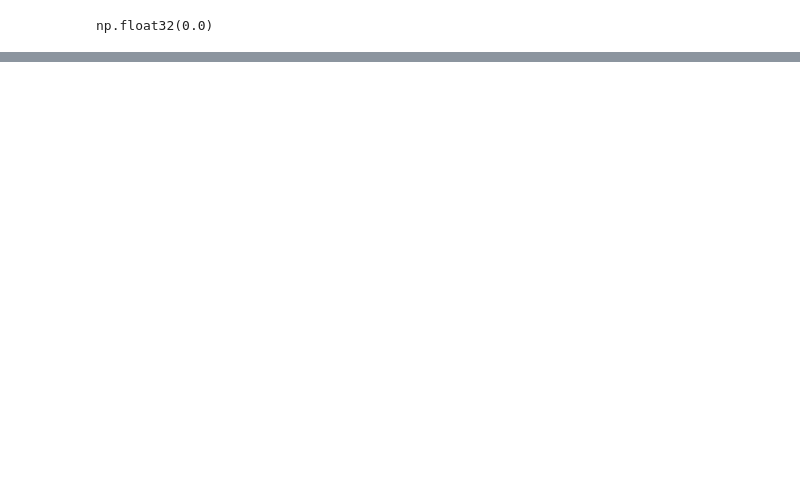
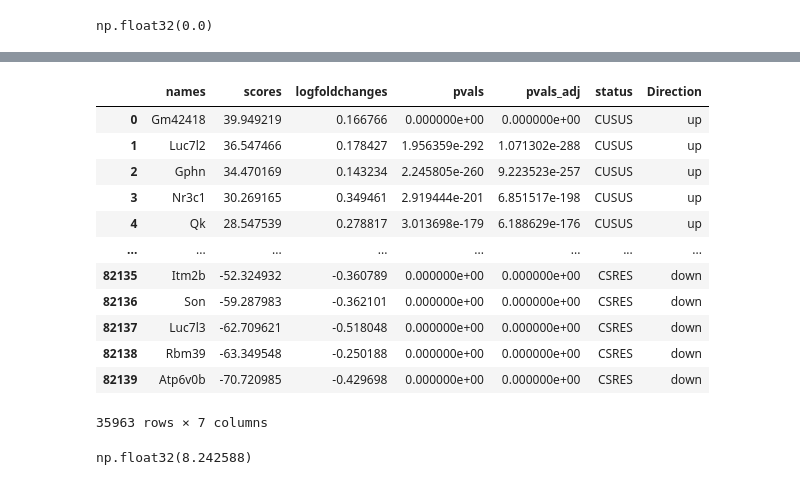
Before and after one commit to juychen/RUVDEG, a Jupyter notebook: postanalysis.ipynb, the cells around one changed output, grey strips where cells are left out. Drawn from its saved outputs; the diff is of its cells as text; code cells hidden in the pictures; blank space fills up the shorter version.

```diff
--- a/postanalysis.ipynb
+++ b/postanalysis.ipynb
@@ -245,0 +234,2 @@ sc.tl.rank_genes_groups(adata, groupby="company", method="wilcoxon", n_genes=ada
+# %%
+adata.layers["log1pscvi"] = adata.X.copy()
@@ -245,0 +319,29 @@ sc.tl.rank_genes_groups(adata, groupby="company", method="wilcoxon", n_genes=ada
+# %%
+df_status_raw = pd.DataFrame()
+adata.X = adata.layers["log1px"].copy()
+for status in adata.obs.status.unique():
+    adata_disease = adata[(adata.obs.status == status) | (adata.obs.status == "CON") ]
+    sc.tl.rank_genes_groups(adata_disease, groupby="status", method="wilcoxon",pct=True)
+    df_status_tmp = sc.get.rank_genes_groups_df(adata_disease, group=status)
+    df_status_tmp["status"] = status
+    df_status_raw = pd.concat([df_status_raw, df_status_tmp], ignore_index=True)
+# %%
+df_status_raw_filtered = df_status_raw[df_status_raw["pvals_adj"] < 0.05]
+# %%
+df_status_raw_filtered['Direction'] = df_status_raw_filtered['logfoldchanges'].apply(lambda x: 'up' if x > 0 else 'down')
+# %%
+df_status_raw_filtered
+# %% [output]
+|  | names | scores | logfoldchanges | pvals | pvals_adj | status | Direction |
+| 0 | Gm42418 | 39.949219 | 0.166766 | 0.000000e+00 | 0.000000e+00 | CUSUS | up |
+| 1 | Luc7l2 | 36.547466 | 0.178427 | 1.956359e-292 | 1.071302e-288 | CUSUS | up |
+| 2 | Gphn | 34.470169 | 0.143234 | 2.245805e-260 | 9.223523e-257 | CUSUS | up |
+| 3 | Nr3c1 | 30.269165 | 0.349461 | 2.919444e-201 | 6.851517e-198 | CUSUS | up |
+| 4 | Qk | 28.547539 | 0.278817 | 3.013698e-179 | 6.188629e-176 | CUSUS | up |
+| ... | ... | ... | ... | ... | ... | ... | ... |
+| 82135 | Itm2b | -52.324932 | -0.360789 | 0.000000e+00 | 0.000000e+00 | CSRES | down |
+| 82136 | Son | -59.287983 | -0.362101 | 0.000000e+00 | 0.000000e+00 | CSRES | down |
+| 82137 | Luc7l3 | -62.709621 | -0.518048 | 0.000000e+00 | 0.000000e+00 | CSRES | down |
+| 82138 | Rbm39 | -63.349548 | -0.250188 | 0.000000e+00 | 0.000000e+00 | CSRES | down |
+| 82139 | Atp6v0b | -70.720985 | -0.429698 | 0.000000e+00 | 0.000000e+00 | CSRES | down |
+35963 rows × 7 columns
@@ -245,0 +357,4 @@ sc.tl.rank_genes_groups(adata, groupby="company", method="wilcoxon", n_genes=ada
+# %%
+adata.X.max()
+# %% [output]
+np.float32(8.242588)
```
Also changed, not shown: parts of 42 cells of this notebook, 1 other file.
